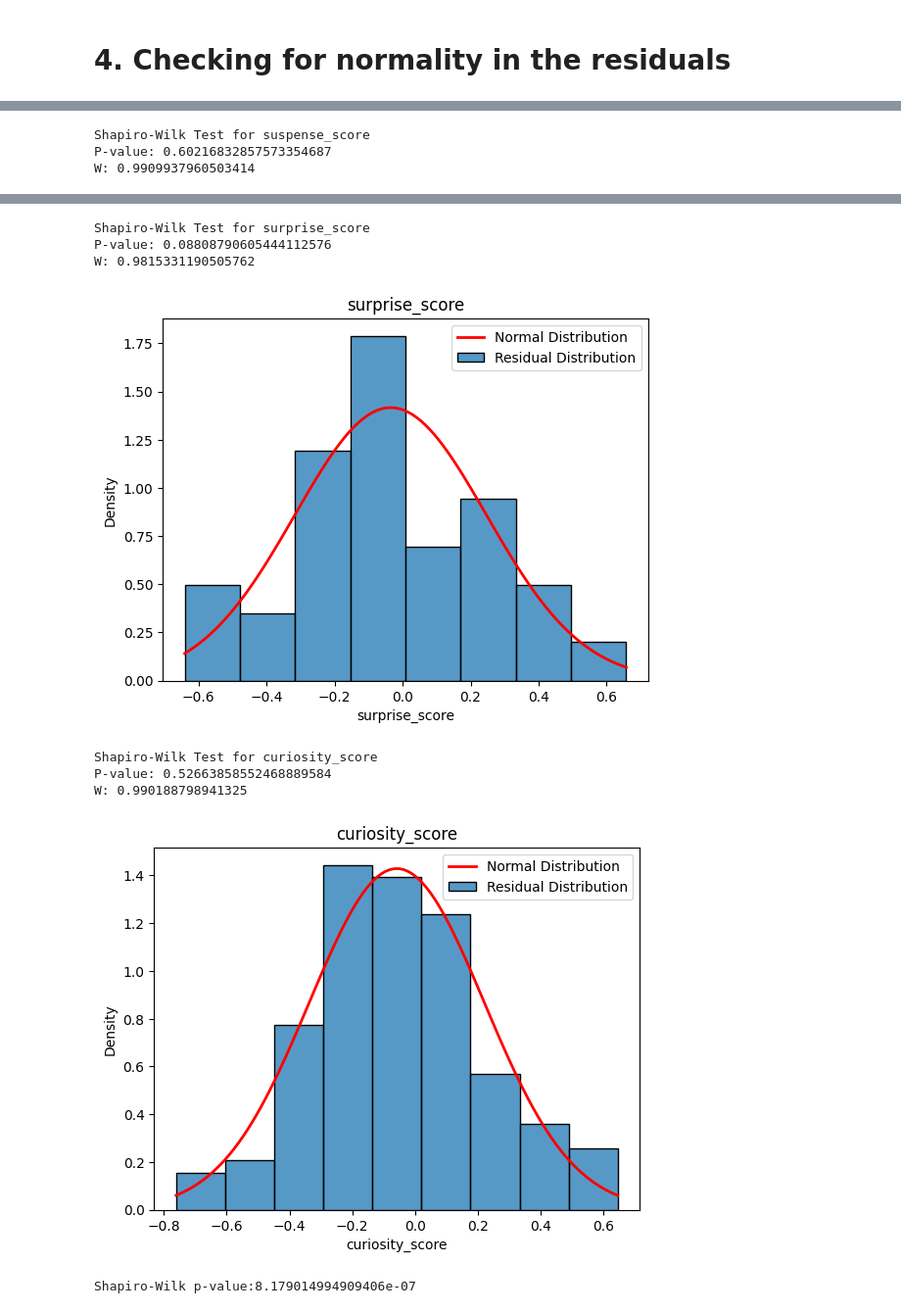
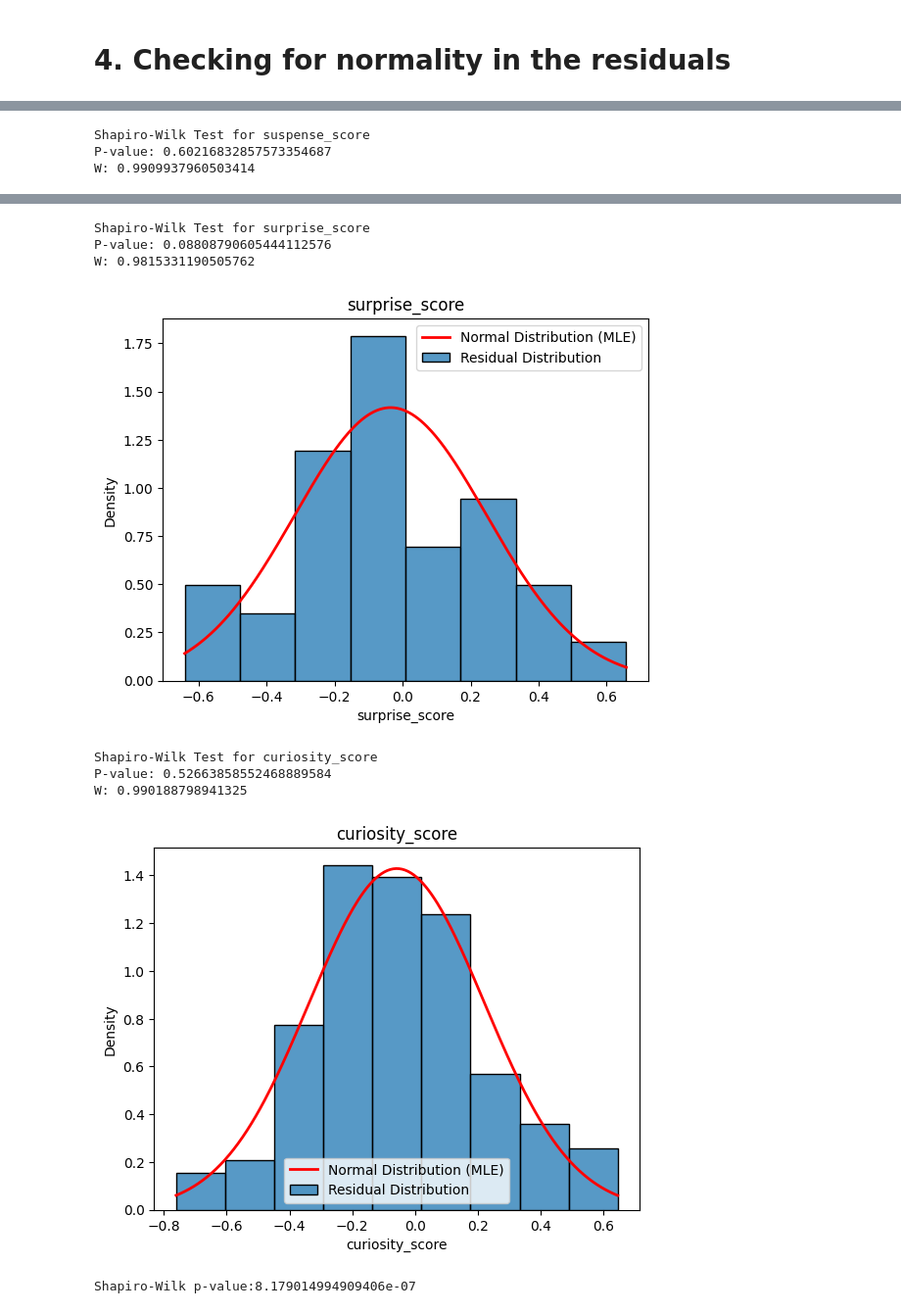
Before and after one commit to tijn-donners/analyzing_data_assignments, a Jupyter notebook: assignment2/assignment2.ipynb, the cells around one changed output, grey strips where cells are left out. Shown at 98% size. Cells and saved outputs as stored; diff of their text form; code cells hidden in the pictures.

```diff
--- a/assignment2/assignment2.ipynb
+++ b/assignment2/assignment2.ipynb
@@ -149,10 +151,10 @@ for name, residual in residuals.items():
     sns.histplot(data=residual, stat='density', label=f"Residual Distribution") #stat is set to density to normalize raw word counts with the normal dist line
     plt.title(name)
 
-    #plot normal dist line
-    mu, std = stats.norm.fit(residual)
-    x = np.linspace(min(residual), max(residual), 100)
-    plt.plot(x, stats.norm.pdf(x, mu, std), color='red', linewidth=2, label="Normal Distribution")
+    # plot maximum likelihood estimation
+    mu, std = stats.norm.fit(residual) # retrieve mean and standatard deviation
+    x = np.linspace(min(residual), max(residual), 300) # create 300 evenly spaced x-values
+    plt.plot(x, stats.norm.pdf(x, mu, std), color='red', linewidth=2, label="Normal Distribution (MLE)") #plot x values with y
 
     plt.legend()
     print(f"Shapiro-Wilk Test for {name}\nP-value: {shapiro_test.pvalue:.20f}\nW: {shapiro_test.statistic}")
@@ -178,11 +180,11 @@ W: 0.9909937960503414
 Shapiro-Wilk Test for surprise_score
 P-value: 0.08808790605444112576
 W: 0.9815331190505762
-[figure, old version]
+[figure, new version]
 Shapiro-Wilk Test for curiosity_score
 P-value: 0.52663858552468889584
 W: 0.990188798941325
-[figure, old version]
+[figure, new version]
 # %%
 for indv in independent_variables:
     stats.probplot(residuals[indv], dist="norm", plot=plt)
```
Also changed, not shown: parts of 3 cells of this notebook, 13 other files.
